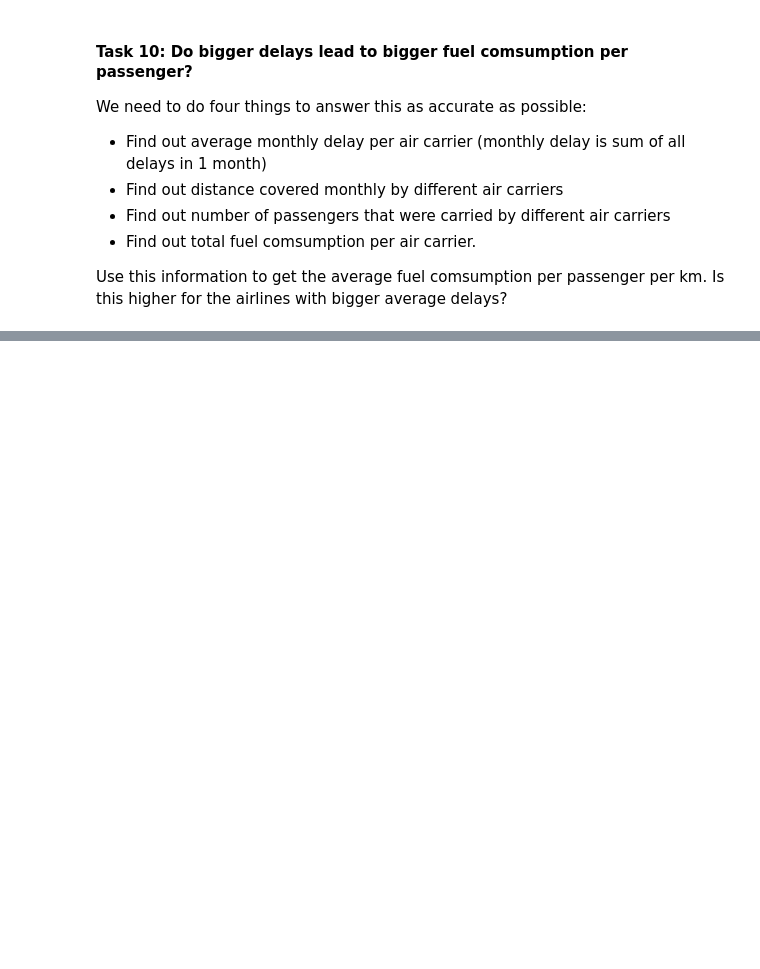
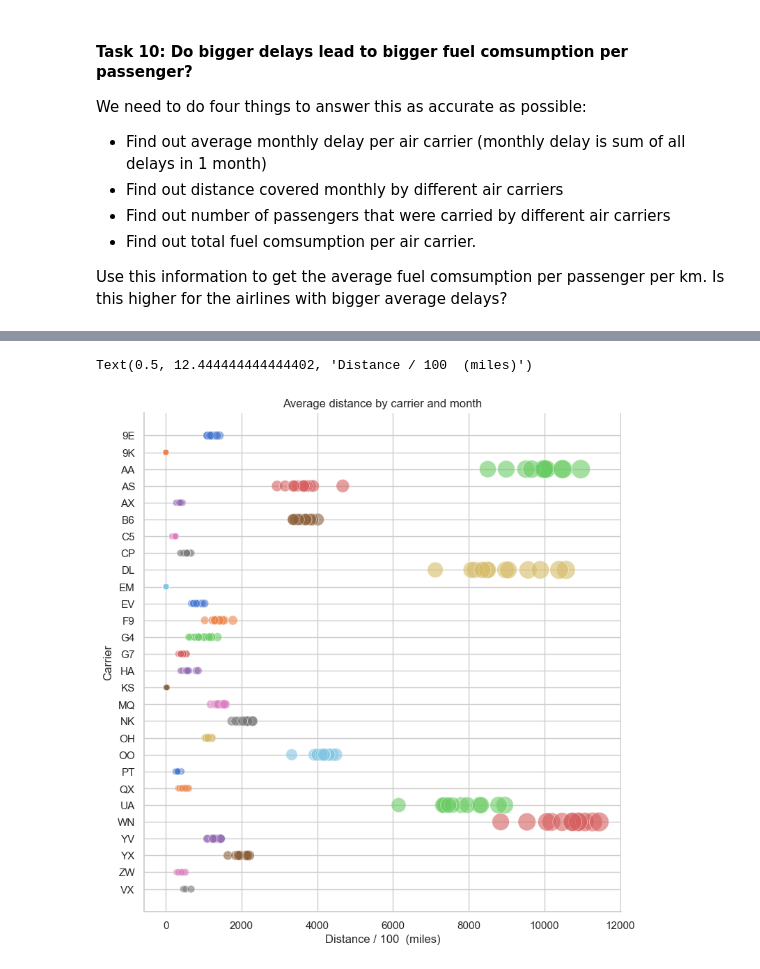
Before and after one commit to hhlim376/Flight_Project, a Jupyter notebook: exploratory_analysisV1.ipynb, the cells around one changed output, grey strips where cells are left out. Drawn from its saved outputs; the diff is of its cells as text; code cells hidden in the pictures; blank space fills up the shorter version.

```diff
--- a/exploratory_analysisV1.ipynb
+++ b/exploratory_analysisV1.ipynb
@@ -633,0 +660,21 @@ Use this information to get the average fuel comsumption per passenger per km. I
+# %%
+df_distance_covered = df_flights.groupby(['month', 'op_unique_carrier'])['distance'].sum().reset_index(name='total_distance')
+
+# divide total distance by 1000 to make it more readable
+df_distance_covered['total_distance'] = df_distance_covered['total_distance']/100
+
+sns.relplot(x="total_distance", y="op_unique_carrier", hue="op_unique_carrier", size="total_distance",
+            sizes=(40, 400), alpha=.6, palette="muted",
+            height=8, data=df_distance_covered, legend=None)
+
+#dont show size label
+
+#ylabel
+plt.ylabel('Carrier')
+#title
+plt.title('Average distance by carrier and month')
+#xlabel
+plt.xlabel('Distance / 100  (miles)')
+# %% [output]
+Text(0.5, 12.444444444444402, 'Distance / 100  (miles)')
+[figure, added]
```
Also changed, not shown: parts of 16 cells of this notebook.
